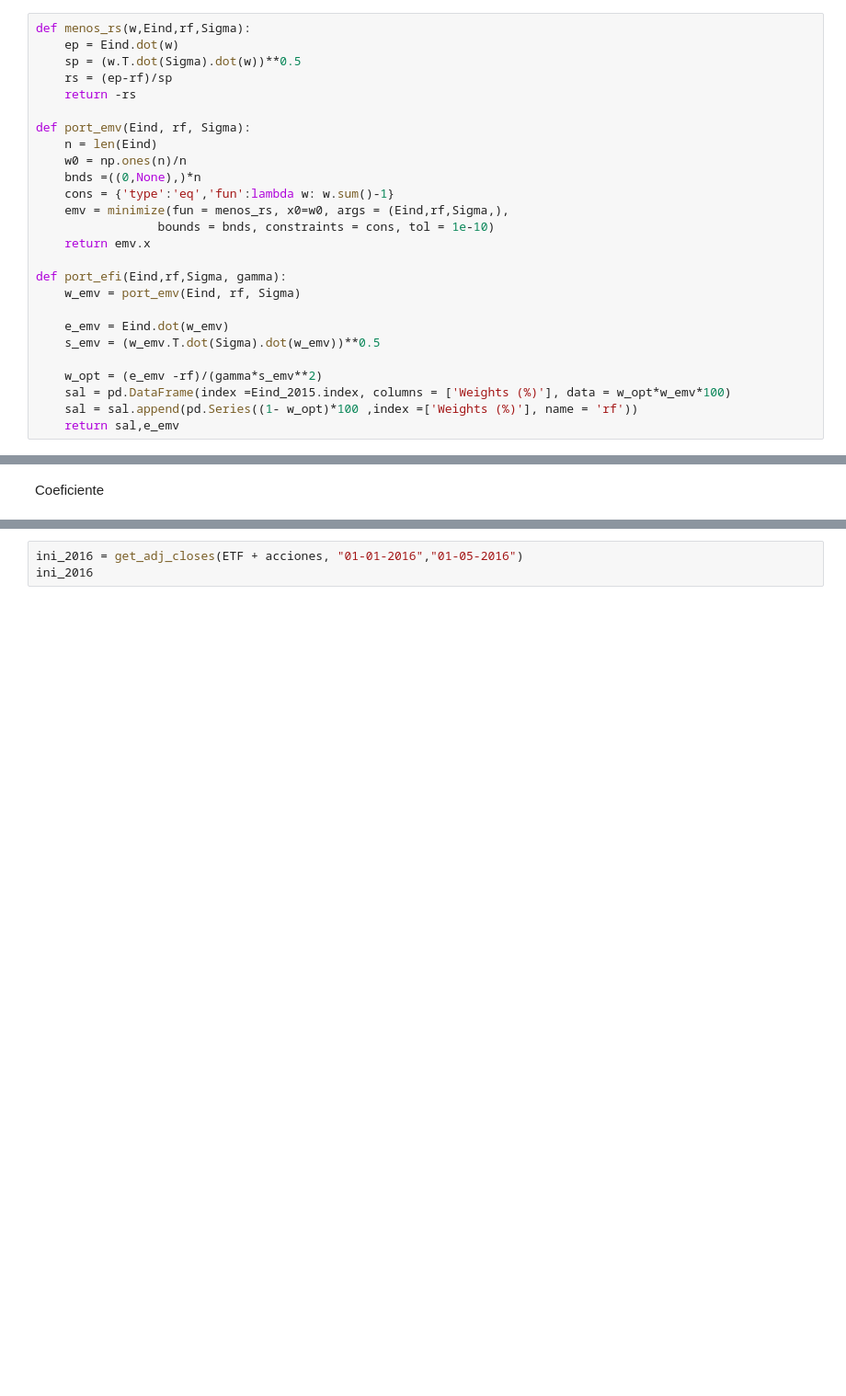
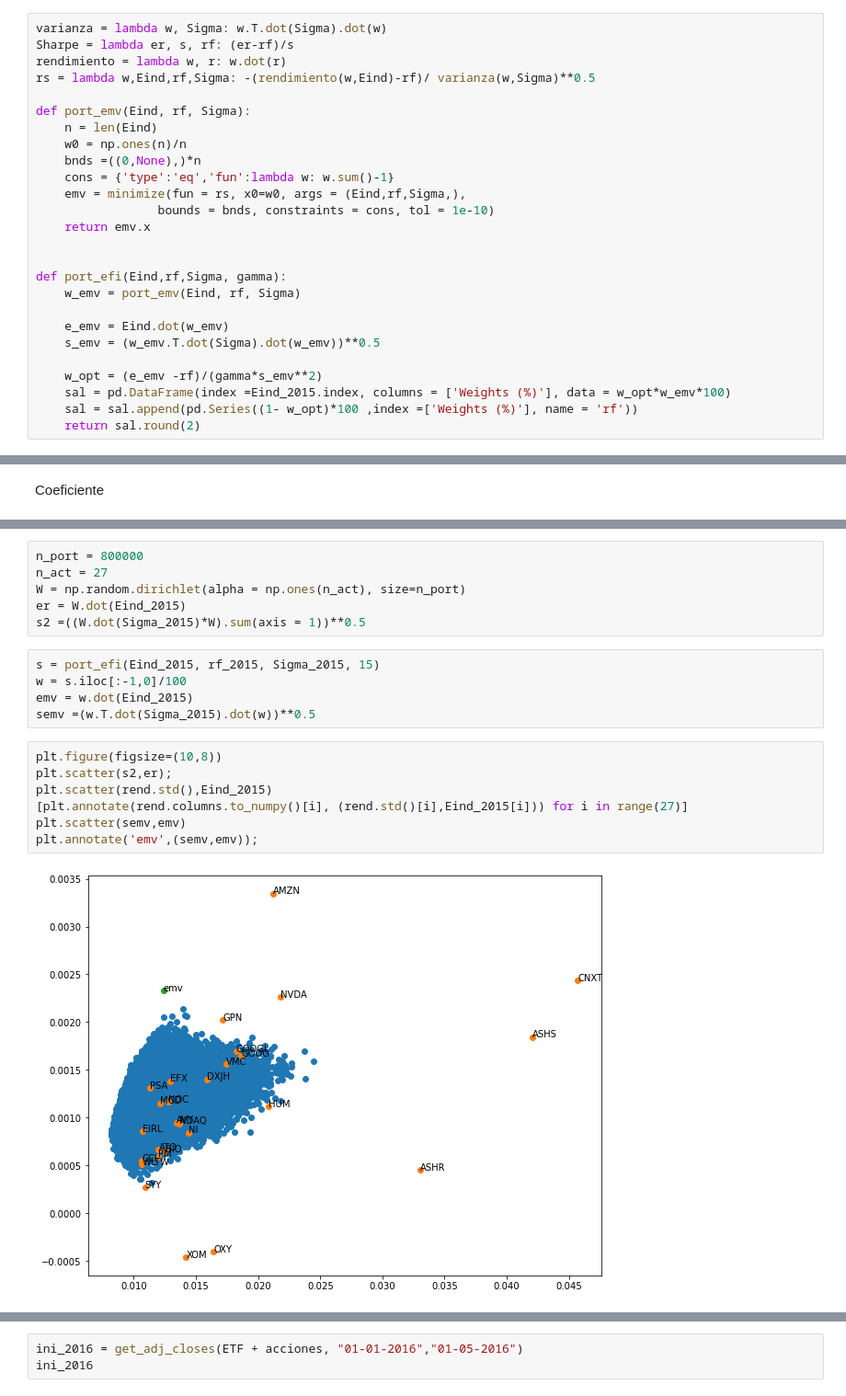
Before and after one commit to MontseOP/Proyecto_Portafolios, a Jupyter notebook: Proyecto Ortiz-Palacios.ipynb, the cells around one changed output, grey strips where cells are left out. Shown: that part at 92% size. Saved outputs shown, nothing was run; the diff lists cells and outputs as text; blank space fills up the shorter version.

```diff
--- a/Proyecto Ortiz-Palacios.ipynb
+++ b/Proyecto Ortiz-Palacios.ipynb
@@ -31,20 +31,20 @@ def get_adj_closes(tickers, start_date=None, end_date=None):
     closes.sort_index(inplace=True)
     return closes
 # %%
-def menos_rs(w,Eind,rf,Sigma):
-    ep = Eind.dot(w)
-    sp = (w.T.dot(Sigma).dot(w))**0.5
-    rs = (ep-rf)/sp
-    return -rs
+varianza = lambda w, Sigma: w.T.dot(Sigma).dot(w)
+Sharpe = lambda er, s, rf: (er-rf)/s
+rendimiento = lambda w, r: w.dot(r)
+rs = lambda w,Eind,rf,Sigma: -(rendimiento(w,Eind)-rf)/ varianza(w,Sigma)**0.5
 
 def port_emv(Eind, rf, Sigma):
     n = len(Eind)
     w0 = np.ones(n)/n
     bnds =((0,None),)*n
     cons = {'type':'eq','fun':lambda w: w.sum()-1}
-    emv = minimize(fun = menos_rs, x0=w0, args = (Eind,rf,Sigma,),
+    emv = minimize(fun = rs, x0=w0, args = (Eind,rf,Sigma,),
                  bounds = bnds, constraints = cons, tol = 1e-10)
     return emv.x
+
 
 def port_efi(Eind,rf,Sigma, gamma):
     w_emv = port_emv(Eind, rf, Sigma)
@@ -55,7 +55,7 @@ def port_efi(Eind,rf,Sigma, gamma):
     w_opt = (e_emv -rf)/(gamma*s_emv**2)
     sal = pd.DataFrame(index =Eind_2015.index, columns = ['Weights (%)'], data = w_opt*w_emv*100)
     sal = sal.append(pd.Series((1- w_opt)*100 ,index =['Weights (%)'], name = 'rf'))
-    return sal,e_emv
+    return sal.round(2)
 # %% [markdown]
 ## 1. Elección de activos
 
@@ -115,3 +113,23 @@ dtype: int64
+# %%
+n_port = 800000
+n_act = 27
+W = np.random.dirichlet(alpha = np.ones(n_act), size=n_port)
+er = W.dot(Eind_2015)
+s2 =((W.dot(Sigma_2015)*W).sum(axis = 1))**0.5
+# %%
+s = port_efi(Eind_2015, rf_2015, Sigma_2015, 15)
+w = s.iloc[:-1,0]/100
+emv = w.dot(Eind_2015)
+semv =(w.T.dot(Sigma_2015).dot(w))**0.5
+# %%
+plt.figure(figsize=(10,8))
+plt.scatter(s2,er);
+plt.scatter(rend.std(),Eind_2015)
+[plt.annotate(rend.columns.to_numpy()[i], (rend.std()[i],Eind_2015[i])) for i in range(27)]
+plt.scatter(semv,emv)
+plt.annotate('emv',(semv,emv));
+# %% [output]
+[figure, added]
 # %%
 rend = closes.pct_change().dropna()
 Eind_2015 = rend.mean()
```
Also changed, not shown: parts of 5 cells of this notebook.
